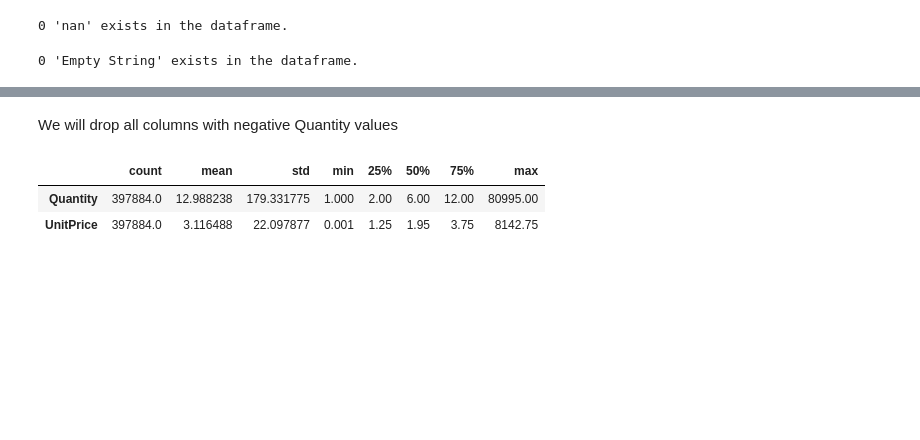
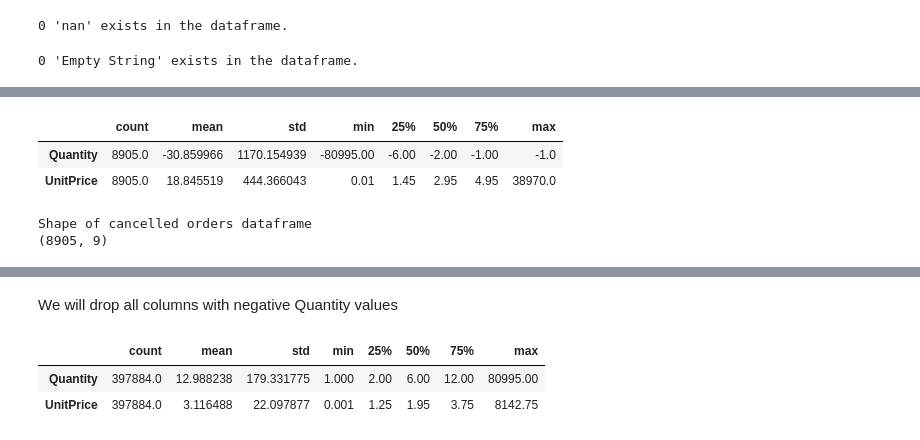
Before and after one commit to mohamedabidi97/customer-segmentation-online-retail, a Jupyter notebook: e-commerce-investigate-the-data-thoroughly.ipynb, the cells around one changed output, grey strips where cells are left out. Saved outputs shown, nothing was run; the diff lists cells and outputs as text; code cells hidden in the pictures; blank space fills up the shorter version.

```diff
--- a/e-commerce-investigate-the-data-thoroughly.ipynb
+++ b/e-commerce-investigate-the-data-thoroughly.ipynb
@@ -261,0 +287,9 @@ print( "{} 'Empty String' exists in the dataframe.".format(empty_description+emp
+# %%
+display(canceled_orders[["Quantity", "UnitPrice"]].describe().T)
+print(colored("Shape of cancelled orders dataframe", "magenta", attrs=['bold']) + "\n" + str(canceled_orders.shape))
+# %% [output]
+|  | count | mean | std | min | 25% | 50% | 75% | max |
+| Quantity | 8905.0 | -30.859966 | 1170.154939 | -80995.00 | -6.00 | -2.00 | -1.00 | -1.0 |
+| UnitPrice | 8905.0 | 18.845519 | 444.366043 | 0.01 | 1.45 | 2.95 | 4.95 | 38970.0 |
+Shape of cancelled orders dataframe
+(8905, 9)
```
Also changed, not shown: parts of 24 cells of this notebook.
